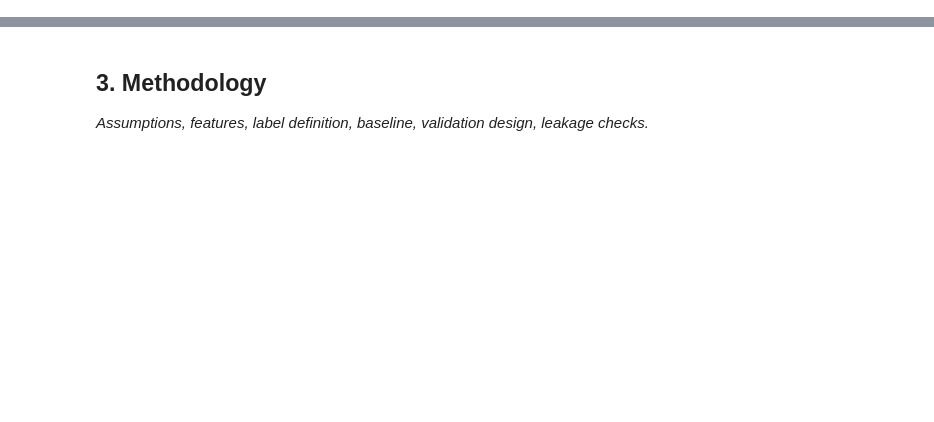
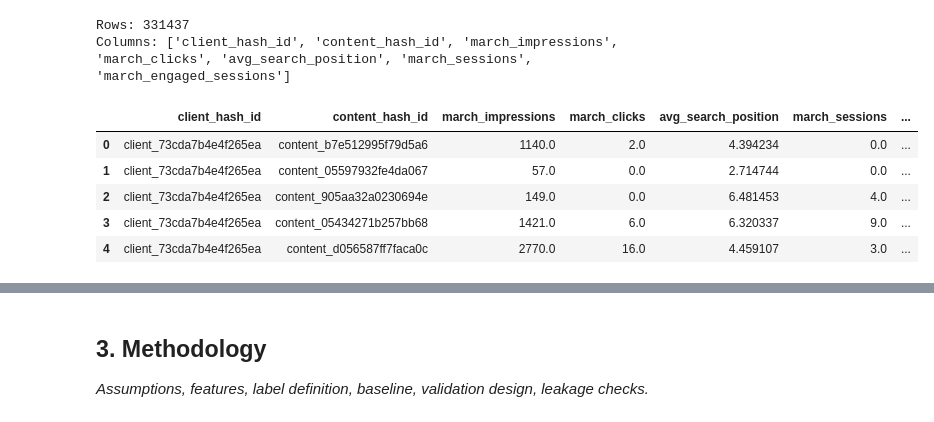
Before and after one commit to ray007herowars-cmyk/Flyrank-ML, a Jupyter notebook: work/notebooks/capstone.ipynb, the cells around one changed output, grey strips where cells are left out. Cells and saved outputs as stored; diff of their text form; code cells hidden in the pictures; blank space fills up the shorter version.

```diff
--- a/work/notebooks/capstone.ipynb
+++ b/work/notebooks/capstone.ipynb
@@ -16,0 +21,67 @@ This skeleton is yours to fill. Work the sections **in order** — each one has
+# %%
+import duckdb
+import pandas as pd
+import numpy as np
+from pathlib import Path
+from google.colab import userdata
+
+token = userdata.get("HF_TOKEN")
+
+con = duckdb.connect()
+
+con.execute(
+    f"CREATE OR REPLACE SECRET hf "
+    f"(TYPE huggingface, TOKEN '{token}')"
+)
+
+REL = """
+read_parquet(
+    'hf://datasets/FlyRank/internship-warehouse/'
+    'fact_content_daily_performance/month=2026-03/*.parquet'
+)
+"""
+
+features = con.execute(f"""
+    SELECT
+        client_hash_id,
+        content_hash_id,
+        SUM(gsc_impressions) AS march_impressions,
+        SUM(gsc_clicks) AS march_clicks,
+        AVG(
+            CASE
+                WHEN gsc_data_available IS TRUE
+                THEN gsc_avg_position
+            END
+        ) AS avg_search_position,
+        SUM(
+            CASE
+                WHEN ga4_data_available IS TRUE
+                THEN ga4_sessions
+                ELSE 0
+            END
+        ) AS march_sessions,
+        SUM(
+            CASE
+                WHEN ga4_data_available IS TRUE
+                THEN ga4_engaged_sessions
+                ELSE 0
+            END
+        ) AS march_engaged_sessions
+    FROM {REL}
+    GROUP BY
+        client_hash_id,
+        content_hash_id
+""").df()
+
+print("Rows:", len(features))
+print("Columns:", features.columns.tolist())
+features.head()
+# %% [output]
+Rows: 331437
+Columns: ['client_hash_id', 'content_hash_id', 'march_impressions', 'march_clicks', 'avg_search_position', 'march_sessions', 'march_engaged_sessions']
+|  | client_hash_id | content_hash_id | march_impressions | march_clicks | avg_search_position | march_sessions | ... |
+| 0 | client_73cda7b4e4f265ea | content_b7e512995f79d5a6 | 1140.0 | 2.0 | 4.394234 | 0.0 | ... |
+| 1 | client_73cda7b4e4f265ea | content_05597932fe4da067 | 57.0 | 0.0 | 2.714744 | 0.0 | ... |
+| 2 | client_73cda7b4e4f265ea | content_905aa32a0230694e | 149.0 | 0.0 | 6.481453 | 4.0 | ... |
+| 3 | client_73cda7b4e4f265ea | content_05434271b257bb68 | 1421.0 | 6.0 | 6.320337 | 9.0 | ... |
+| 4 | client_73cda7b4e4f265ea | content_d056587ff7faca0c | 2770.0 | 16.0 | 4.459107 | 3.0 | ... |
```
Also changed, not shown: parts of 17 cells of this notebook.
